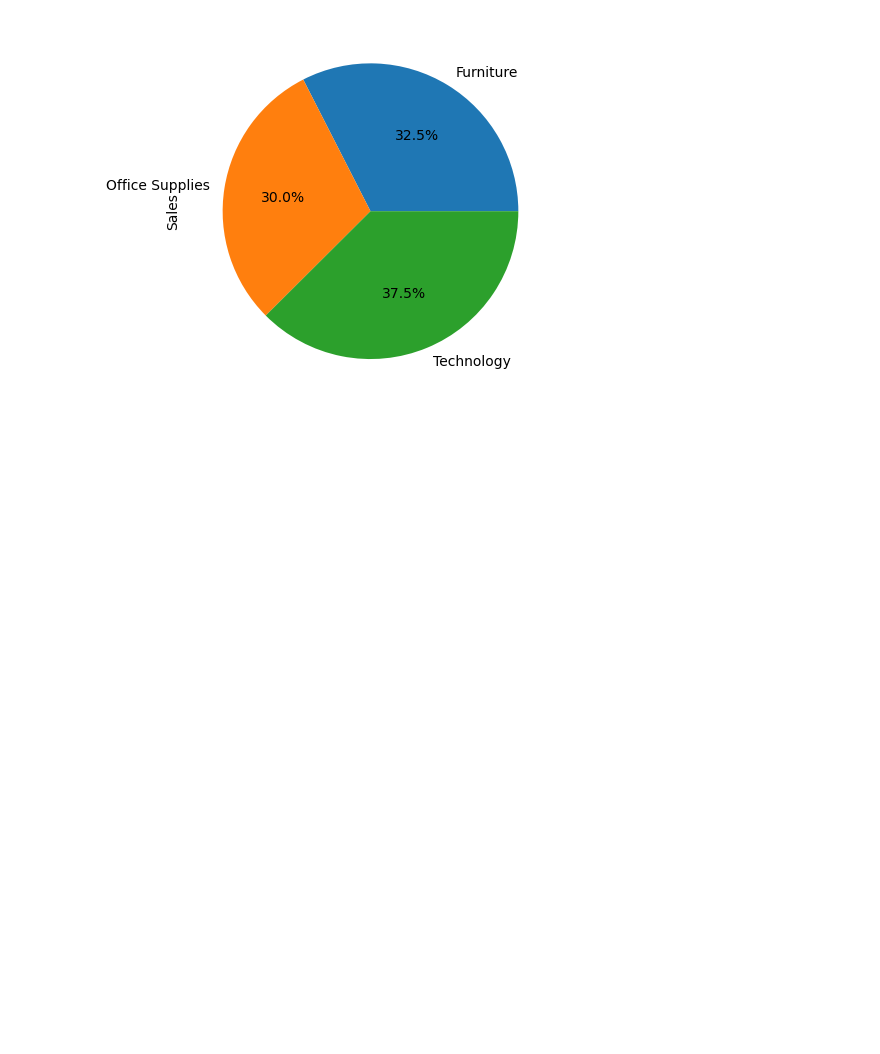
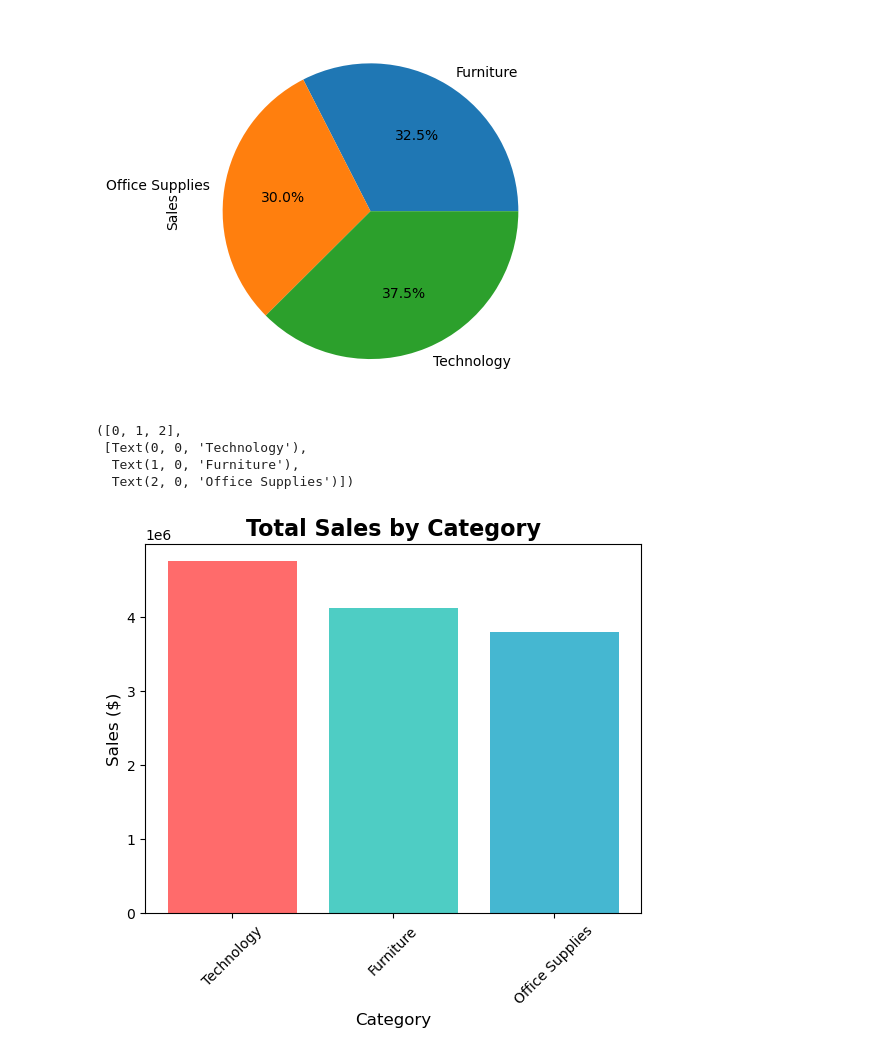
Before and after one commit to hamayunarz/sales-performance-dashboard, a Jupyter notebook: notebooks/05_visualization.ipynb, the cells around one changed output. Drawn from its saved outputs; the diff is of its cells as text; code cells hidden in the pictures; blank space fills up the shorter version.

Commit message:
Visualization

```diff
--- a/notebooks/05_visualization.ipynb
+++ b/notebooks/05_visualization.ipynb
@@ -8,3 +8,9 @@ import plotly.graph_objects as go
 from plotly.subplots import make_subplots
 # %%
 df = pd.read_csv('../data/processed/cleaned_data.csv')
+# %%
+customer_data = pd.read_csv('../data/processed/customer_analysis.csv')
+monthly_data = pd.read_csv('../data/processed/monthly_trend.csv')
+product_data = pd.read_csv('../data/processed/product_performance.csv')
+regional_data = pd.read_csv('../data/processed/regional_analysis.csv')
+sales_summary = pd.read_csv('../data/processed/sales_summary.csv')
@@ -24,3 +46,25 @@ df.groupby('Category')['Sales'].sum().plot(kind='pie', autopct='%1.1f%%')
 # %% [output]
 <Axes: ylabel='Sales'>
 [figure]
+# %%
+# Try using category analysis data first, fallback to main dataset
+try:
+    if 'Category' in product_data.columns and 'Sales' in product_data.columns:
+        category_sales = product_data.groupby('Category')['Sales'].sum().sort_values(ascending=False)
+    else:
+        category_sales = df.groupby('Category')['Sales'].sum().sort_values(ascending=False)
+except:
+    category_sales = df.groupby('Category')['Sales'].sum().sort_values(ascending=False)
+
+# Create bar chart
+plt.bar(category_sales.index, category_sales.values, color=['#FF6B6B', '#4ECDC4', '#45B7D1'])
+plt.title('Total Sales by Category', fontsize=16, fontweight='bold')
+plt.xlabel('Category', fontsize=12)
+plt.ylabel('Sales ($)', fontsize=12)
+plt.xticks(rotation=45)
+# %% [output]
+([0, 1, 2],
+ [Text(0, 0, 'Technology'),
+  Text(1, 0, 'Furniture'),
+  Text(2, 0, 'Office Supplies')])
+[figure, added]
```
Also changed, not shown: parts of 6 cells of this notebook, 8 other files.
